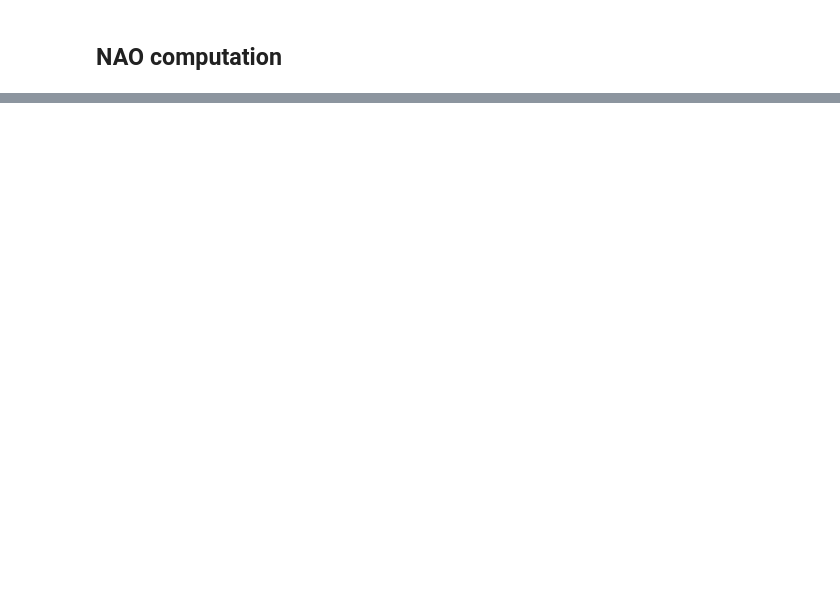
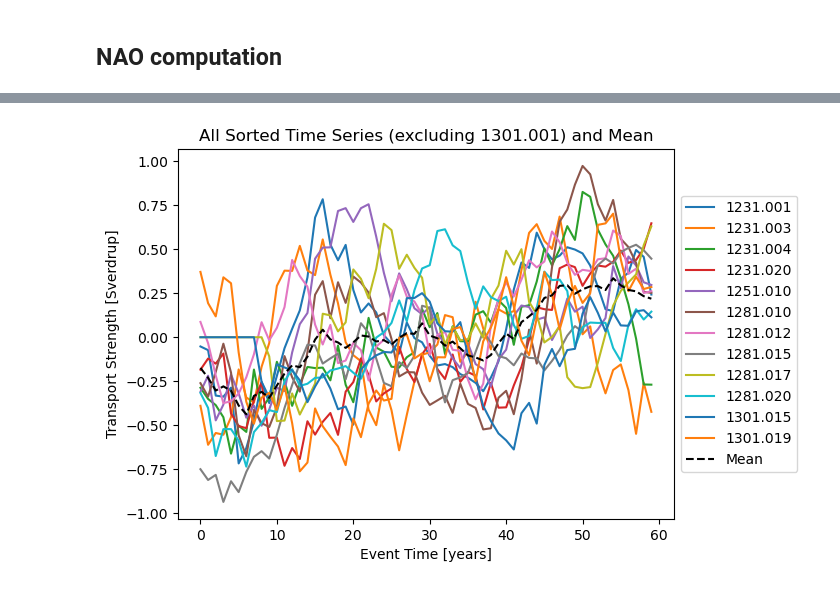
Before and after one commit to inagler/current, a Jupyter notebook: Compare_single_timeseries.ipynb, the cells around one changed output, grey strips where cells are left out. Cells and saved outputs as stored; diff of their text form; code cells hidden in the pictures; blank space fills up the shorter version.

```diff
--- a/Compare_single_timeseries.ipynb
+++ b/Compare_single_timeseries.ipynb
@@ -208,0 +224,31 @@ for file_name, sorted_timeseries in sorted_data:
+# %%
+all_time_series_list = []
+
+# Collect data for averaging
+for file_name, sorted_timeseries in NAO_data:
+    if file_name != "1301.001":
+        all_time_series_list.append(sorted_timeseries)
+
+# Compute the mean of all sorted time series apart from the excluded one
+mean_all_time_series = np.mean(all_time_series_list, axis=0)
+# %%
+fig = plt.figure()
+
+# Plot all sorted time series and collect data for averaging
+for file_name, sorted_timeseries in NAO_data:
+    if file_name != "1301.001":
+        # Plot the current sorted time series
+        plt.plot(sorted_timeseries, label=file_name)
+
+# Plot the mean time series
+plt.plot(mean_all_time_series, label='Mean', linestyle='--', color='black')
+
+# Add labels, legend, and title
+plt.xlabel('Event Time [years]')
+plt.ylabel('Transport Strength [Sverdrup]')
+plt.title('All Sorted Time Series (excluding 1301.001) and Mean')
+plt.legend(loc='center left', bbox_to_anchor=(1, 0.5))
+#plt.show()
+plt.savefig(os.path.expanduser('~/phase1_CONDA/results/')+'NAO_compilation.png', bbox_inches='tight', dpi=300)
+# %% [output]
+[figure, added]
```
Also changed, not shown: parts of 5 cells of this notebook, 2 other files.
